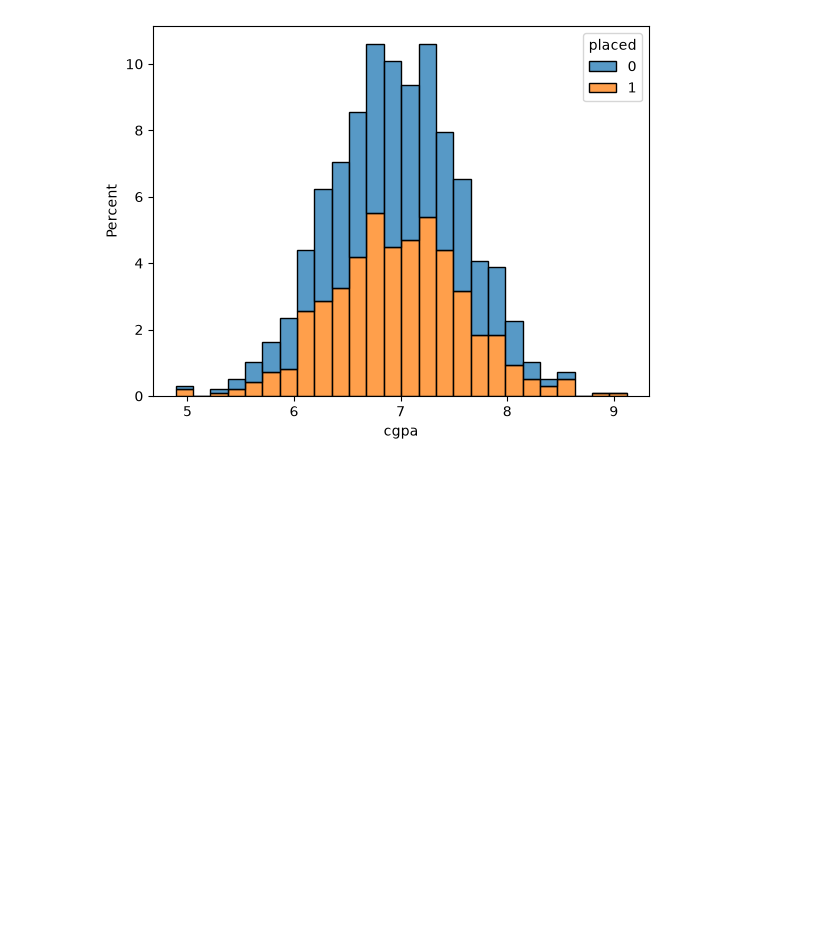
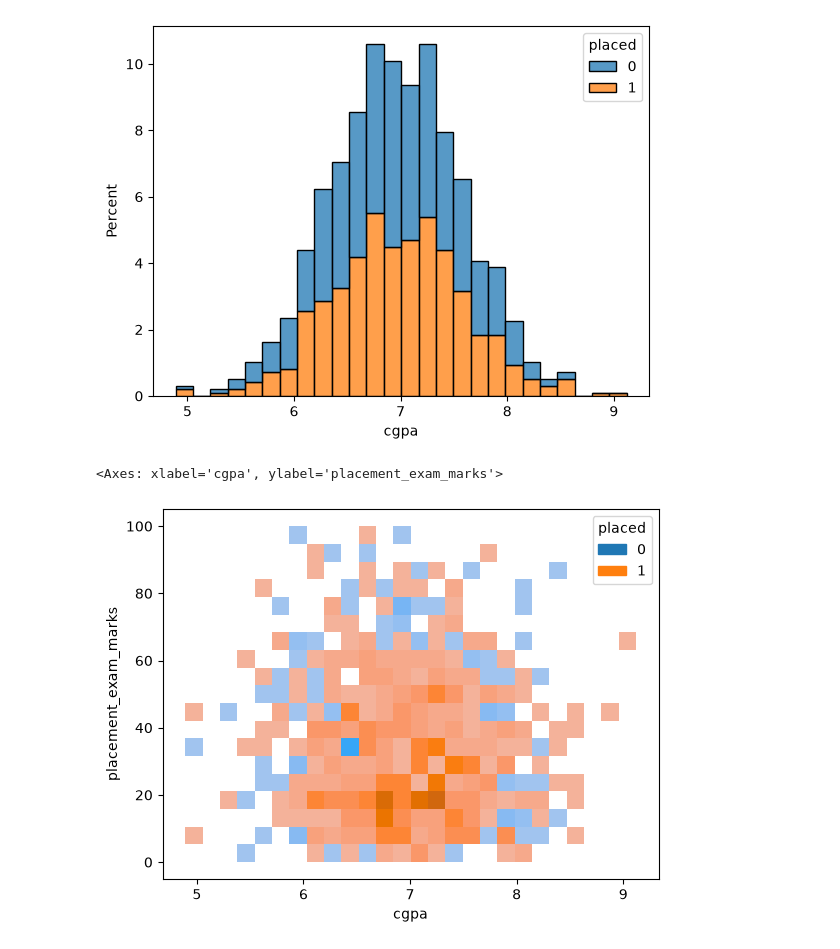
Before and after one commit to Gra0105/Placement-SLR, a Jupyter notebook: prakPlacement.ipynb, the cells around one changed output. Drawn from its saved outputs; the diff is of its cells as text; code cells hidden in the pictures; blank space fills up the shorter version.

Commit message:
feat: histogram & scatterplot

```diff
--- a/prakPlacement.ipynb
+++ b/prakPlacement.ipynb
@@ -144,3 +144,8 @@ sns.histplot(data = df, x = "cgpa", hue = "placed", stat = "percent", multiple =
 # %% [output]
 <Axes: xlabel='cgpa', ylabel='Percent'>
 [figure]
+# %%
+sns.histplot(data = df, x = "cgpa", y = "placement_exam_marks", hue = "placed")
+# %% [output]
+<Axes: xlabel='cgpa', ylabel='placement_exam_marks'>
+[figure, added]
```
Also changed, not shown: parts of 1 cell of this notebook.
